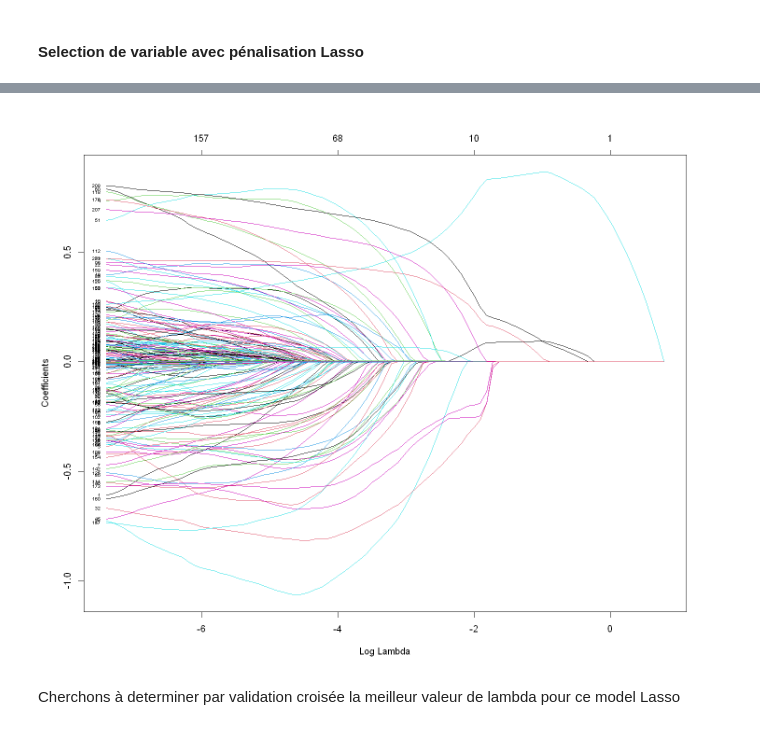
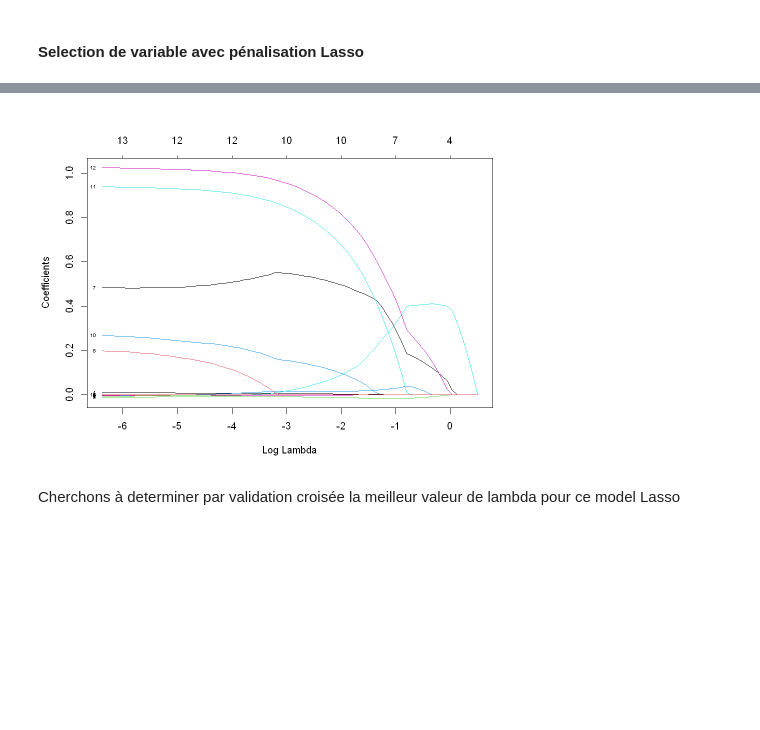
Before and after one commit to PaolaDeTruchis/MachineLearning, a Jupyter notebook: Projet_ML_R.ipynb, the cells around one changed output, grey strips where cells are left out. Cells and saved outputs as stored; diff of their text form; code cells hidden in the pictures; blank space fills up the shorter version.

```diff
--- a/Projet_ML_R.ipynb
+++ b/Projet_ML_R.ipynb
@@ -612,9 +589,9 @@ gplot.res <- function(x, y, titre = "titre"){
 set.seed(123) # initialisation du générateur aléatoire pour avoir des résultats reproductibles
 
 ratio_test <- 0.2   # part de l'échantillon test, ici 20% de l'ensemble des données
-
-n_ind = nrow(data_centre) # nombre de lignes dans les données
-n_var = ncol(data_centre) # nombre de colonnes
+data_quanti =data_centre[,3:17]
+n_ind = nrow(data_quanti) # nombre de lignes dans les données
+n_var = ncol(data_quanti) # nombre de colonnes
 n_test = ceiling(n_ind * ratio_test) # Taille de l'échantillon test (ceiling = arrondis sup)
 
 print(paste0("Nombre d'individus (total) : " , n_ind))
@@ -625,11 +602,11 @@ indices_test = sample(1:n_ind, n_test) # Indice échantillon test : on sélectio
 indices_appr = setdiff(1:n_ind, indices_test)  # indices de l'échantillon d'apprentissage : prend de 1:n privé des précédents
 
 
-data_appr = data_centre[indices_appr,] # Echantillon d'apprentissage ; CO2 = 11e var de data_centre
-data_test = data_centre[indices_test,] # Echantillon test
+data_appr = data_quanti[indices_appr,] # Echantillon d'apprentissage ; CO2 = 11e var de data_centre
+data_test = data_quanti[indices_test,] # Echantillon test
 
-CO2_appr = data_centre[indices_appr, 11]
-CO2_test = data_centre[indices_test, 11]
+CO2_appr = data_quanti[indices_appr, 9]
+CO2_test = data_quanti[indices_test, 9]
 
 paste("Résumé de l'échantillon d'apprentissage : ", dim(data_appr)[1], "individus et ", dim(data_appr)[2], "variables")
 paste("Résumé de l'échantillon de test : ", dim(data_test)[1], "individus et ", dim(data_test)[2], "variables")
@@ -739,13 +741,13 @@ Loaded glmnet 4.1-8
 # %%
 x.mat = model.matrix(L_Value_CO2 ~ . - 1, data = data_appr) # on récupère la matrice de design, on enlève intercept.
 
 reg.lasso = glmnet(y = data_appr$L_Value_CO2, x = x.mat, alpha = 1)
 
-options(repr.plot.width = 12, repr.plot.height = 10)
+options(repr.plot.width = 8, repr.plot.height = 6)
 
 plot(reg.lasso, xvar = "lambda", label = TRUE)
 # %% [output]
-[figure, old version]
+[figure, new version]
 # %% [markdown]
 Cherchons à determiner par validation croisée la meilleur valeur de lambda pour ce model Lasso
 # %%
```
Also changed, not shown: parts of 56 cells of this notebook.
